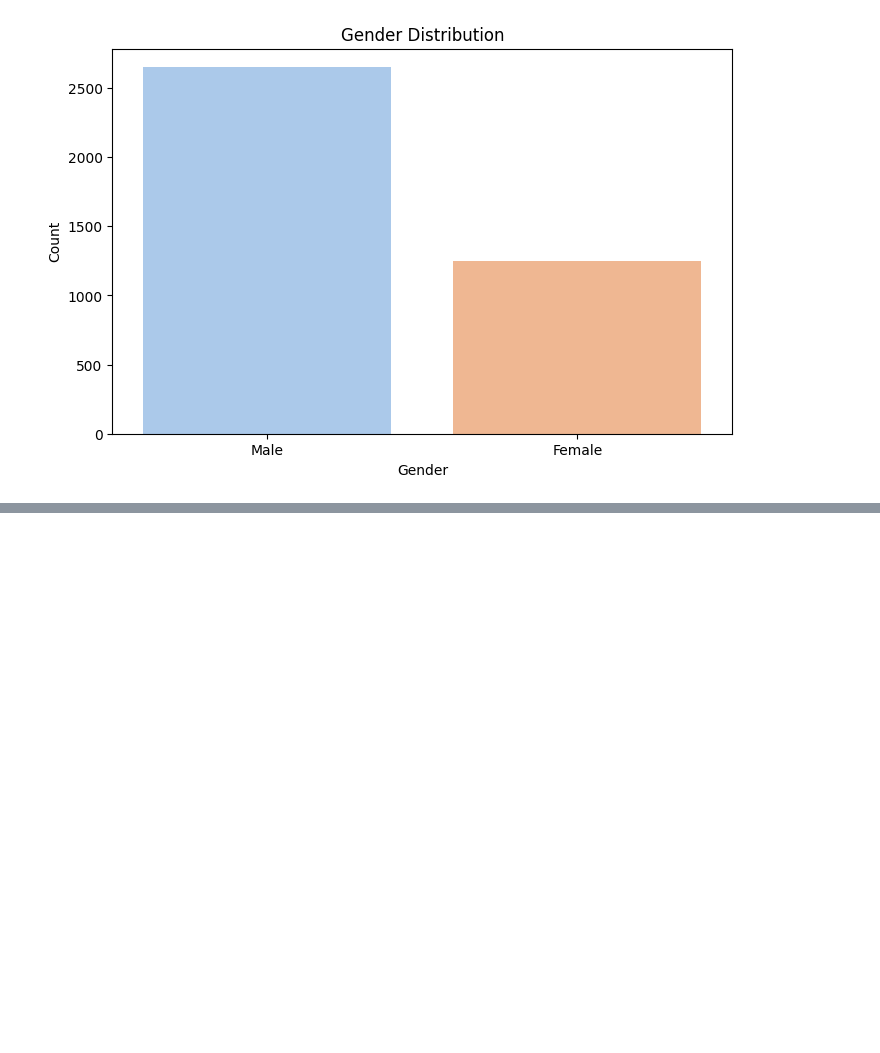
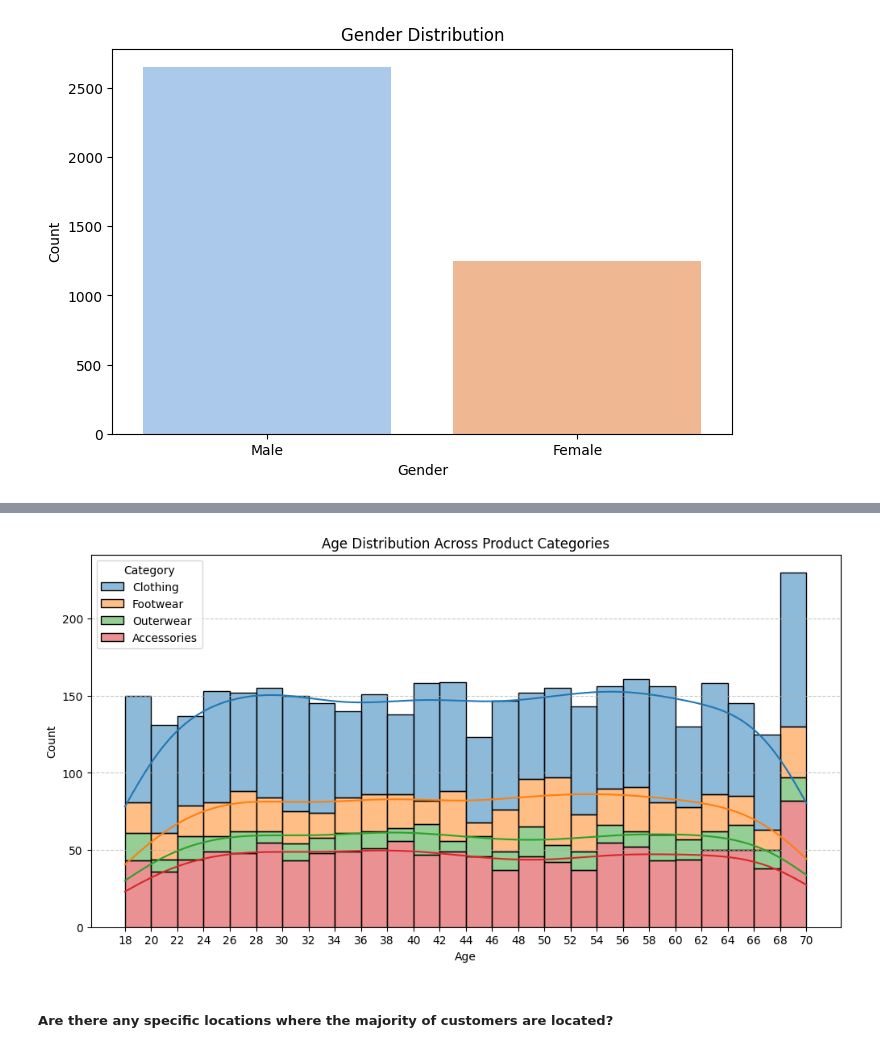
Before and after one commit to melvinquashie/Consumer-Behavior-and-Shopping-Habits, a Jupyter notebook: Consumer Behavior and Shopping Habits/Untitled-1.ipynb, the cells around one changed output, grey strips where cells are left out. Saved outputs shown, nothing was run; the diff lists cells and outputs as text; code cells hidden in the pictures; blank space fills up the shorter version.

```diff
--- a/Consumer Behavior and Shopping Habits/Untitled-1.ipynb
+++ b/Consumer Behavior and Shopping Habits/Untitled-1.ipynb
@@ -288,0 +299,20 @@ Passing `palette` without assigning `hue` is deprecated and will be removed in v
+# %%
+#
+
+plt.figure(figsize=(12, 6))
+sns.histplot(data = shopping_trends, x='Age', hue='Category', multiple='stack', bins=26, kde=True)
+plt.title('Age Distribution Across Product Categories')
+plt.xlabel('Age')
+plt.ylabel('Count')
+
+# Adjusting x-axis ticks for better readability
+plt.xticks(range(18, 71, 2))  # Adjust the range and step size based on your data
+
+# Adding grid lines
+plt.grid(axis='y', linestyle='--', alpha=0.7)
+
+plt.show()
+# %% [output]
+[figure, added]
+# %% [markdown]
+##### Are there any specific locations where the majority of customers are located?
```
Also changed, not shown: parts of 10 cells of this notebook.
